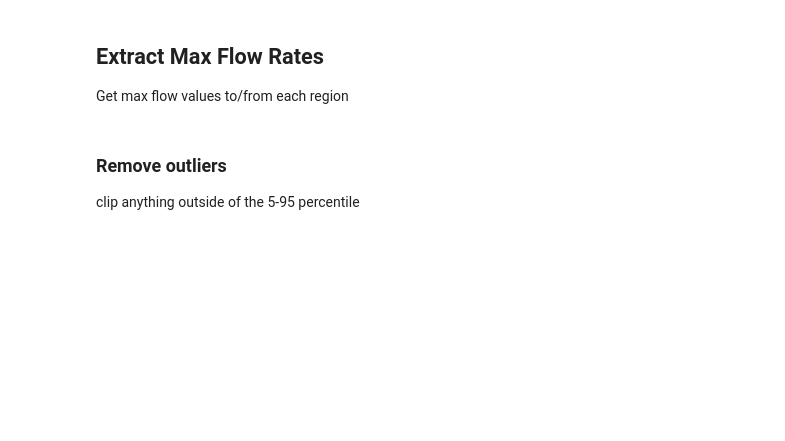
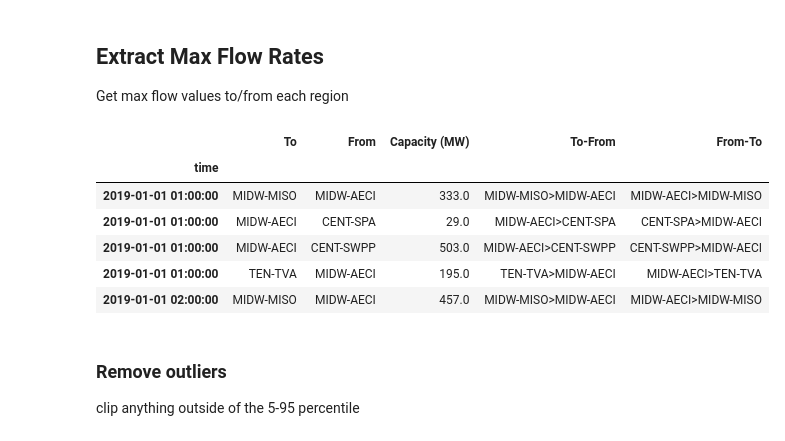
Before and after one commit to Electricity-Transmission-Database/electricity-transmission-database, a Jupyter notebook: usa/ba-transmission.ipynb, the cells around one changed output. Drawn from its saved outputs; the diff is of its cells as text; code cells hidden in the pictures; blank space fills up the shorter version.

```diff
--- a/usa/ba-transmission.ipynb
+++ b/usa/ba-transmission.ipynb
@@ -106,4 +122,4 @@ tran.head()
 # %%
-tran["time"] = pd.to_datetime(tran["Local Time at End of Hour"])
-tran = tran.set_index("time")[["To", "From", "Capacity (MW)"]]
-tran.head()
+df["time"] = pd.to_datetime(df["Local Time at End of Hour"])
+df = df.set_index("time")[["To", "From", "Capacity (MW)"]]
+df.head()
@@ -111,10 +135,18 @@ tran.head()
 ## Extract Max Flow Rates
 Get max flow values to/from each region
 # %%
-flows = tran.copy()
+flows = df.copy()
 flows["To-From"] = flows["To"].str.cat(flows["From"], sep=">")
 flows["From-To"] = flows["From"].str.cat(flows["To"], sep=">")
 flows.head()
+# %% [output]
+|  | To | From | Capacity (MW) | To-From | From-To |
+| time |  |  |  |  |  |
+| 2019-01-01 01:00:00 | MIDW-MISO | MIDW-AECI | 333.0 | MIDW-MISO>MIDW-AECI | MIDW-AECI>MIDW-MISO |
+| 2019-01-01 01:00:00 | MIDW-AECI | CENT-SPA | 29.0 | MIDW-AECI>CENT-SPA | CENT-SPA>MIDW-AECI |
+| 2019-01-01 01:00:00 | MIDW-AECI | CENT-SWPP | 503.0 | MIDW-AECI>CENT-SWPP | CENT-SWPP>MIDW-AECI |
+| 2019-01-01 01:00:00 | TEN-TVA | MIDW-AECI | 195.0 | TEN-TVA>MIDW-AECI | MIDW-AECI>TEN-TVA |
+| 2019-01-01 02:00:00 | MIDW-MISO | MIDW-AECI | 457.0 | MIDW-MISO>MIDW-AECI | MIDW-AECI>MIDW-MISO |
 # %% [markdown]
 ### Remove outliers
 clip anything outside of the 5-95 percentile
```
Also changed, not shown: parts of 8 cells of this notebook.
